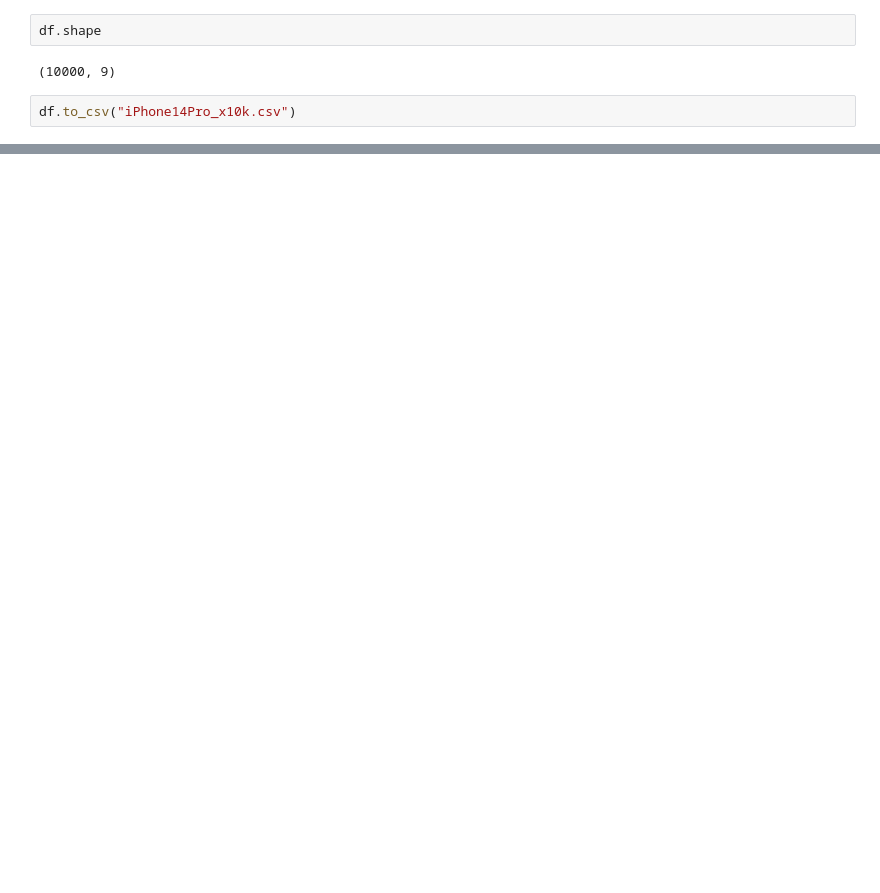
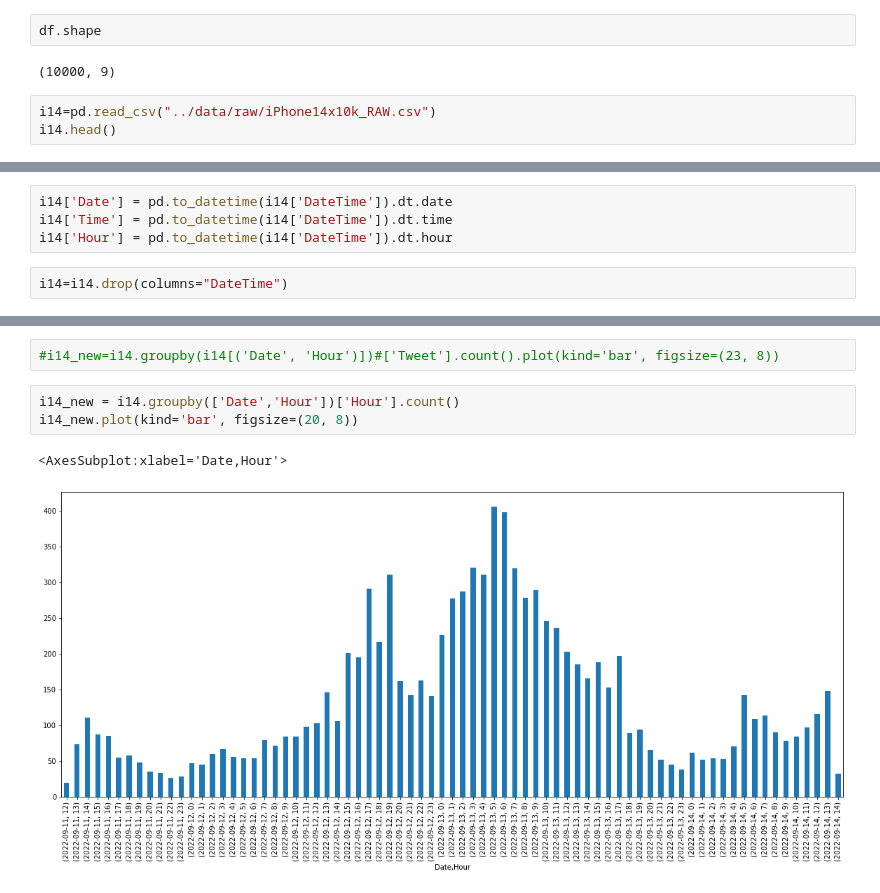
Before and after one commit to khoryz/twitter_group_project, a Jupyter notebook: notebooks/data_capture_ac.ipynb, the cells around one changed output, grey strips where cells are left out. Saved outputs shown, nothing was run; the diff lists cells and outputs as text; blank space fills up the shorter version.

```diff
--- a/notebooks/data_capture_ac.ipynb
+++ b/notebooks/data_capture_ac.ipynb
@@ -79,4 +81,5 @@ df.shape
 # %% [output]
 (10000, 9)
 # %%
-df.to_csv("iPhone14Pro_x10k.csv")
+i14=pd.read_csv("../data/raw/iPhone14x10k_RAW.csv")
+i14.head()
@@ -82,0 +93,6 @@ df.to_csv("iPhone14Pro_x10k.csv")
+# %%
+i14['Date'] = pd.to_datetime(i14['DateTime']).dt.date
+i14['Time'] = pd.to_datetime(i14['DateTime']).dt.time
+i14['Hour'] = pd.to_datetime(i14['DateTime']).dt.hour
+# %%
+i14=i14.drop(columns="DateTime")
@@ -82,0 +132,8 @@ df.to_csv("iPhone14Pro_x10k.csv")
+# %%
+#i14_new=i14.groupby(i14[('Date', 'Hour')])#['Tweet'].count().plot(kind='bar', figsize=(23, 8))
+# %%
+i14_new = i14.groupby(['Date','Hour'])['Hour'].count()
+i14_new.plot(kind='bar', figsize=(20, 8))
+# %% [output]
+<AxesSubplot:xlabel='Date,Hour'>
+[figure, added]
```
Also changed, not shown: parts of 19 cells of this notebook.
